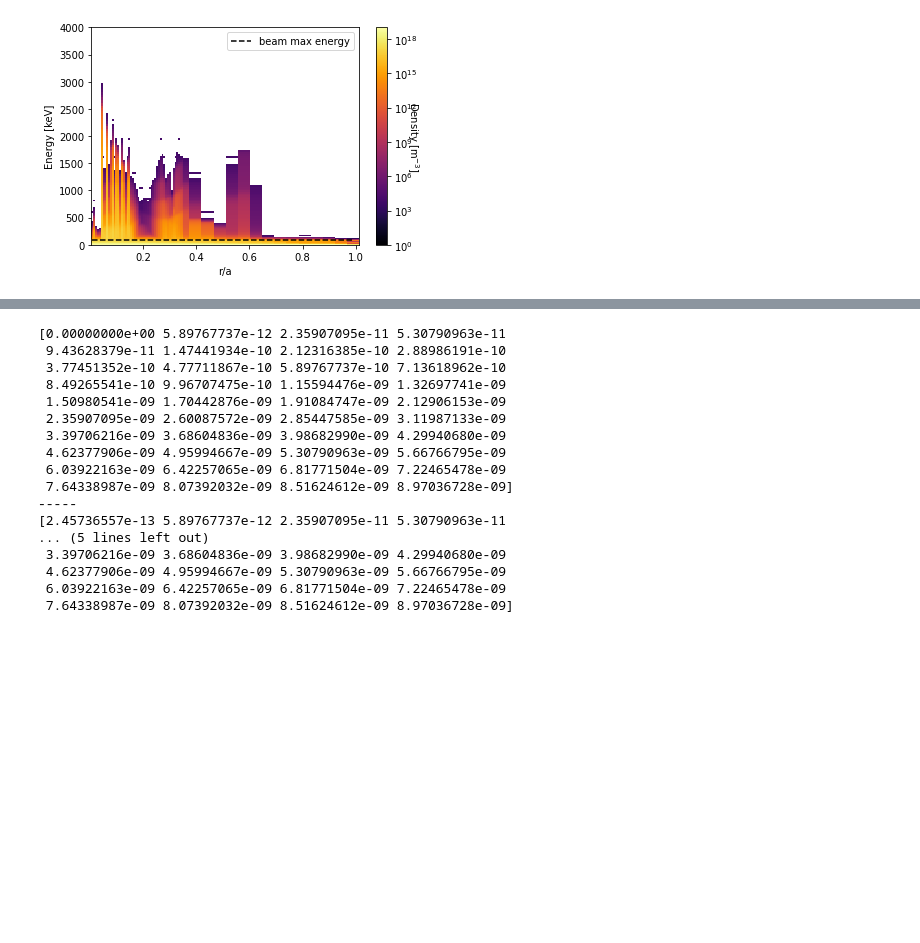
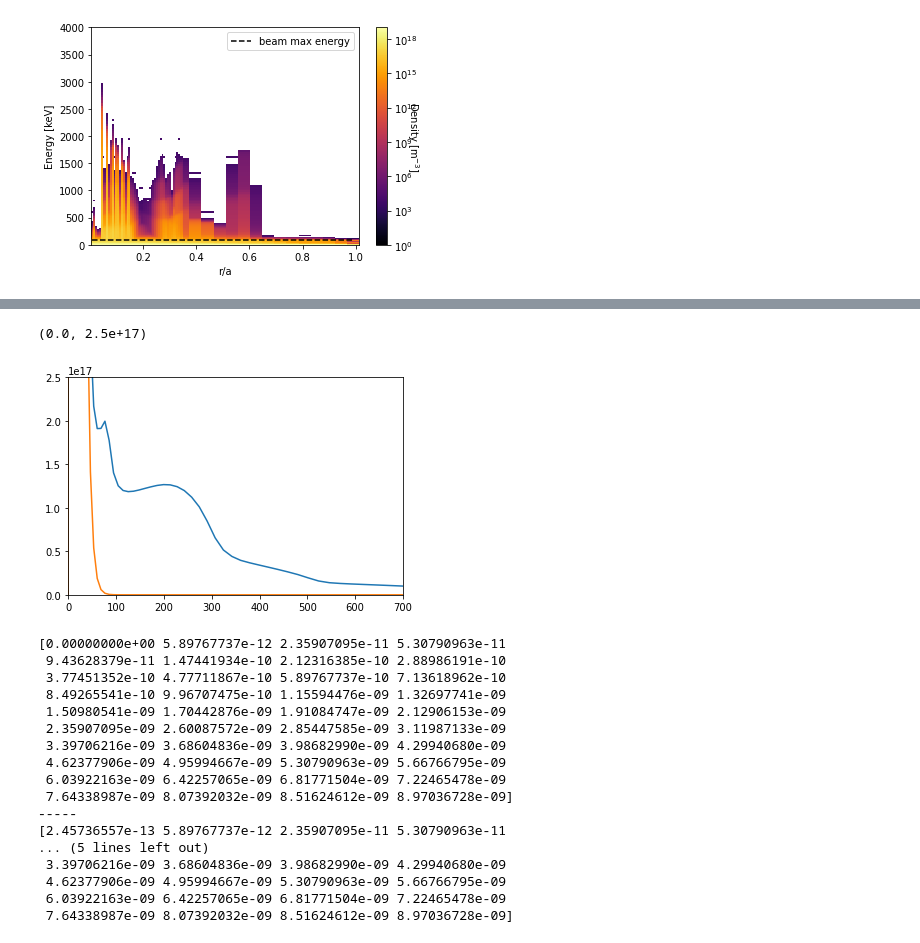
Before and after one commit to vandelij/genray_cql3d_plots, a Jupyter notebook: shots/147634/scan_beam_and_RF/beam_2_5_scan/rf_zoom_pwrscan_notebook.ipynb, the cells around one changed output, grey strips where cells are left out. Saved outputs shown, nothing was run; the diff lists cells and outputs as text; code cells hidden in the pictures; blank space fills up the shorter version.

```diff
--- a/shots/147634/scan_beam_and_RF/beam_2_5_scan/rf_zoom_pwrscan_notebook.ipynb
+++ b/shots/147634/scan_beam_and_RF/beam_2_5_scan/rf_zoom_pwrscan_notebook.ipynb
@@ -388,3 +398,30 @@ Fast particle Density:  5.5396613072616325e+19
+# %%
+plt.plot(enerkev[:vslice], 1e6*density_at_energy[:vslice])
+# get maxwell version of this plot
+#---------------
+max_density_at_energy = np.zeros(normalizedVel[:vslice].shape[0])
+from scipy.interpolate import interp1d
+get_max_fvsq = interp1d(max_energy_grid, max_fvsquared, kind='cubic')
+max_fvsq = get_max_fvsq(np.ma.getdata(enerkev[:vslice]))
+for velIndex in range(len(normalizedVel[:vslice])-1):
+    #this is the radial part of the spherical jacobian
+    mdensityLower = np.ma.getdata(np.trapz(max_fvsq[:velIndex], normalizedVel[:velIndex]*vnorm/100))
+    mdensityUpper = np.ma.getdata(np.trapz(max_fvsq[:velIndex+1], normalizedVel[:velIndex+1]*vnorm/100))
+
+    if velIndex == 0:
+        max_density_at_energy[velIndex] = densityUpper
+        continue
+
+    diff = mdensityUpper - mdensityLower
+
+    max_density_at_energy[velIndex] = diff
+
+plt.plot(enerkev[:vslice], max_density_at_energy)
+plt.xlim(0, 700)
+plt.ylim(0, 2.5e17)
+# %% [output]
+(0.0, 2.5e+17)
+[figure, added]
 # %%
 #print(normalizedVel*vnorm/100)
 print(normalizedVel[:40]**2*(normalizedVel[1:41] - normalizedVel[:40]))
```
Also changed, not shown: parts of 5 cells of this notebook.
